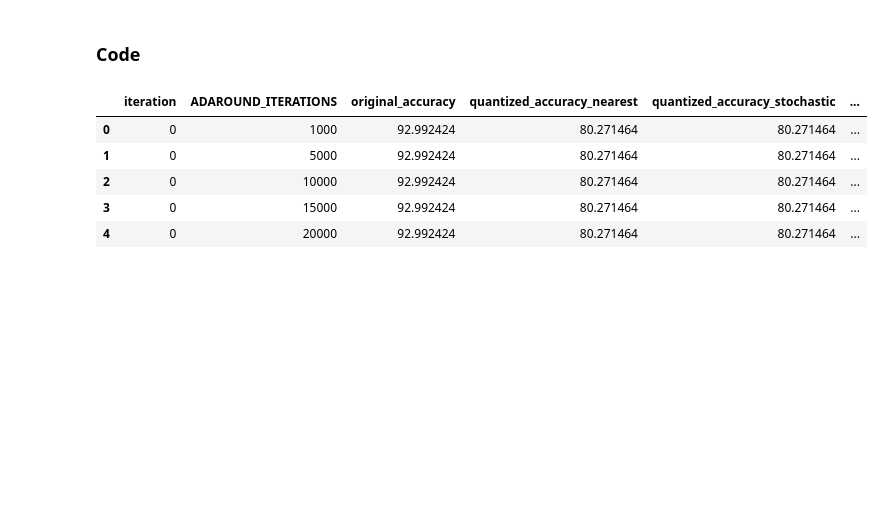
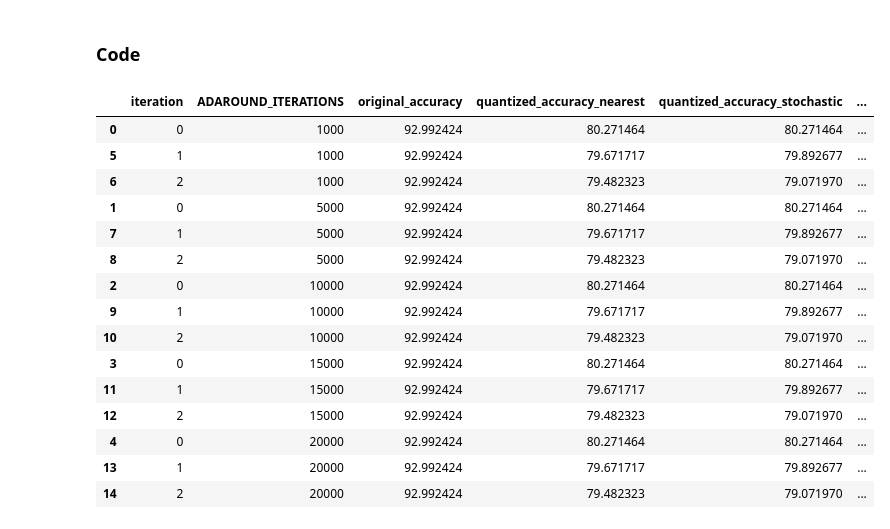
Before and after one commit to Aurif/AdaRound, a Jupyter notebook: src/experiment.ipynb, the cells around one changed output. Saved outputs shown, nothing was run; the diff lists cells and outputs as text; code cells hidden in the pictures; blank space fills up the shorter version.

```diff
--- a/src/experiment.ipynb
+++ b/src/experiment.ipynb
@@ -678,7 +681,9 @@ datasets = {
 class Experiment:
     def run(self, *, MODEL_NAME=E.param(), DATASET=E.param(), BATCH_SIZE=E.param(), SAMPLES_TO_COMPUTE_ENCODINGS=E.param(),
             BIWIDTH=E.param(), BIWIDTH_ACTIVATION=E.param(), ADAROUND_ITERATIONS=E.param(), ADAROUND_NUM_BATCHES=E.param(),
-            QUANT_SCHEME=E.param()):
+            QUANT_SCHEME=E.param(), iteration=E.param()):
+        random.seed(iteration)
+
         m = torch.hub.list("chenyaofo/pytorch-cifar-models", force_reload=True)
         if MODEL_NAME not in m:
             raise Exception("model {MODEL_NAME} not found in {m}")
@@ -687,7 +692,7 @@ class Experiment:
         DATASET_FOLDER_PATH = datasets[DATASET]['PATH']
         IMAGE_SIZE = datasets[DATASET]['IMAGE_SIZE']
         CLASS_COUNT = datasets[DATASET]['CLASS_COUNT']
-        N = math.ceil(BATCH_SIZE*ADAROUND_NUM_BATCHES/CLASS_COUNT) # number of classes and samples per class
+        N = math.ceil(BATCH_SIZE*32/CLASS_COUNT) # number of classes and samples per class
 
         output_dir = f'{ROOT_DATA_AND_OUTPUTS}output/{datetime.datetime.now().strftime("%Y%m%d")}/{datetime.datetime.now().strftime("%H%M%S")}/'
 
@@ -695,17 +700,27 @@ class Experiment:
                         BIWIDTH_ACTIVATION, SAMPLES_TO_COMPUTE_ENCODINGS, ADAROUND_ITERATIONS, ADAROUND_NUM_BATCHES,
                         QUANT_SCHEME, output_dir)
 # %%
-REPETITIONS = 1
+REPETITIONS = 3
 # %%
 Experiment().run(E.AsExperiment([
     Params(ADAROUND_ITERATIONS=it) for it in [1000, 5000, 10000, 15000, 20000]
-], repetitions=REPETITIONS, with_cache="../results/ADAROUND_ITERATIONS"))()
+], repetitions=REPETITIONS, with_cache="../results/ADAROUND_ITERATIONS"))().sort_values(by=['ADAROUND_ITERATIONS'])
 # %% [output]
 |  | iteration | ADAROUND_ITERATIONS | original_accuracy | quantized_accuracy_nearest | quantized_accuracy_stochastic | ... |
 | 0 | 0 | 1000 | 92.992424 | 80.271464 | 80.271464 | ... |
+| 5 | 1 | 1000 | 92.992424 | 79.671717 | 79.892677 | ... |
+| 6 | 2 | 1000 | 92.992424 | 79.482323 | 79.071970 | ... |
 | 1 | 0 | 5000 | 92.992424 | 80.271464 | 80.271464 | ... |
+| 7 | 1 | 5000 | 92.992424 | 79.671717 | 79.892677 | ... |
+| 8 | 2 | 5000 | 92.992424 | 79.482323 | 79.071970 | ... |
 | 2 | 0 | 10000 | 92.992424 | 80.271464 | 80.271464 | ... |
+| 9 | 1 | 10000 | 92.992424 | 79.671717 | 79.892677 | ... |
+| 10 | 2 | 10000 | 92.992424 | 79.482323 | 79.071970 | ... |
 | 3 | 0 | 15000 | 92.992424 | 80.271464 | 80.271464 | ... |
+| 11 | 1 | 15000 | 92.992424 | 79.671717 | 79.892677 | ... |
+| 12 | 2 | 15000 | 92.992424 | 79.482323 | 79.071970 | ... |
 | 4 | 0 | 20000 | 92.992424 | 80.271464 | 80.271464 | ... |
+| 13 | 1 | 20000 | 92.992424 | 79.671717 | 79.892677 | ... |
+| 14 | 2 | 20000 | 92.992424 | 79.482323 | 79.071970 | ... |
 # %%
 Experiment().run(E.AsExperiment([
```
Also changed, not shown: parts of 4 cells of this notebook, 5 other files.
